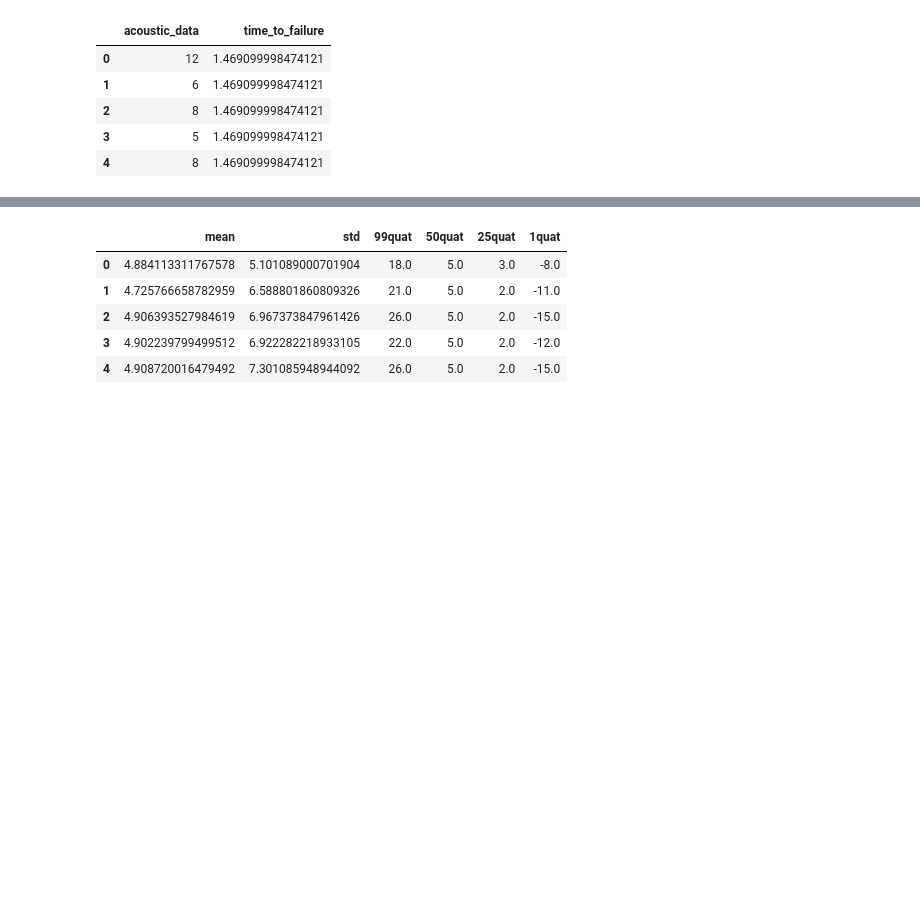
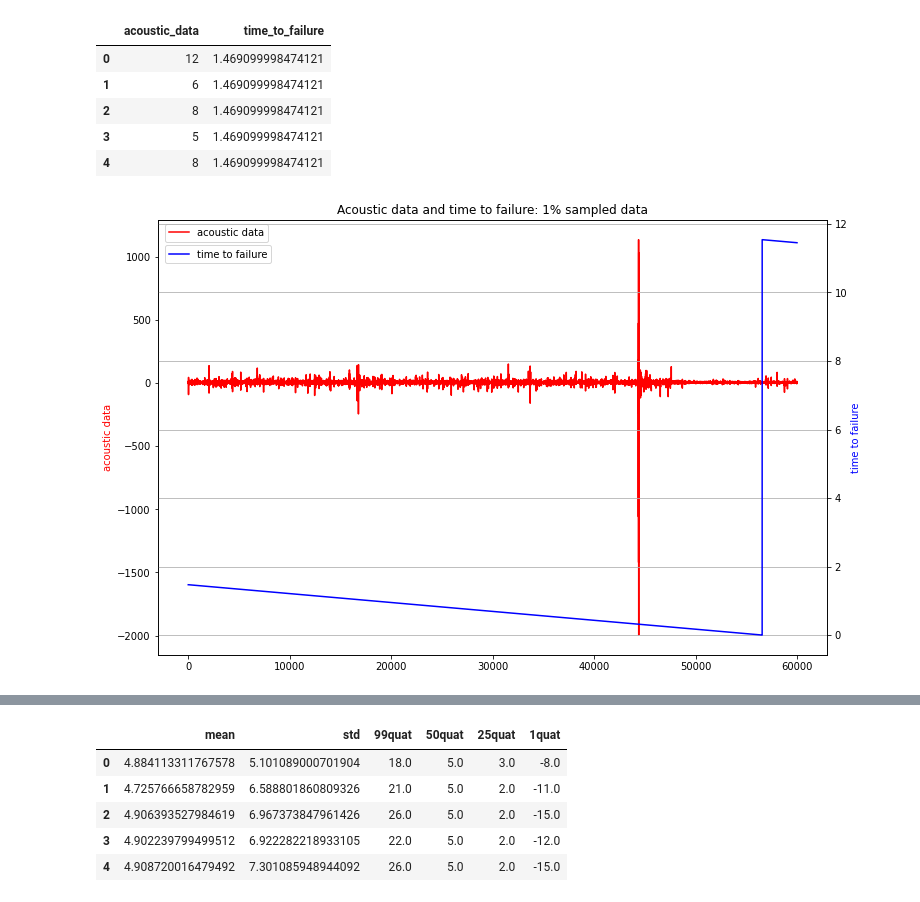
Before and after one commit to gamzef/INF003, a Jupyter notebook: Endabgabe.ipynb, the cells around one changed output, grey strips where cells are left out. Cells and saved outputs as stored; diff of their text form; code cells hidden in the pictures; blank space fills up the shorter version.

```diff
--- a/Endabgabe.ipynb
+++ b/Endabgabe.ipynb
@@ -72,6 +77,6 @@ replace train.csv? [y]es, [n]o, [A]ll, [N]one, [r]ename: y
 # %%
 #train.csv'deki datayı okur, ilk data tipi acoustic_data, integer, ikincisi time to failure float.
-train_data = pd.read_csv('train.csv', nrows=10, dtype = {'acoustic_data': np.int16, 'time_to_failure': np.float32})
+train_data = pd.read_csv('train.csv', nrows=6000000, dtype = {'acoustic_data': np.int16, 'time_to_failure': np.float32})
 # %%
 pd.options.display.precision = 15
 train_data.head()
@@ -82,3 +87,30 @@ train_data.head()
 | 2 | 8 | 1.469099998474121 |
 | 3 | 5 | 1.469099998474121 |
 | 4 | 8 | 1.469099998474121 |
+# %%
+#visualize of 1% of dataset (her 100 elemanda bir veri alıyor.)
+train_ad_sample_df = train_data['acoustic_data'].values[::100]
+train_ttf_sample_df = train_data['time_to_failure'].values[::100]
+
+def plot_acc_ttf_data(train_ad_sample_df, train_ttf_sample_df, title = "Acoustic data and time to failure: 1% sampled data"):
+    fig, ax1 = plt.subplots(figsize=(12, 8))
+    plt.title(title)
+    plt.plot(train_ad_sample_df, color='r')
+    ax1.set_ylabel('acoustic data', color='r')
+    plt.legend(['acoustic data'], loc=(0.01, 0.95))
+    ax2 = ax1.twinx()
+    plt.plot(train_ttf_sample_df, color='b')
+    ax2.set_ylabel('time to failure', color='b')
+    plt.legend(['time to failure'], loc=(0.01, 0.9))
+    plt.grid(True)
+
+plot_acc_ttf_data(train_ad_sample_df, train_ttf_sample_df)
+del train_ad_sample_df
+del train_ttf_sample_df
+
+#There is a point before the actual earthquake
+#where there's a spike in acoustic activity seismographic activity.
+
+#https://www.kaggle.com/gpreda/lanl-earthquake-eda-and-prediction
+# %% [output]
+[figure, added]
```
Also changed, not shown: parts of 21 cells of this notebook.
